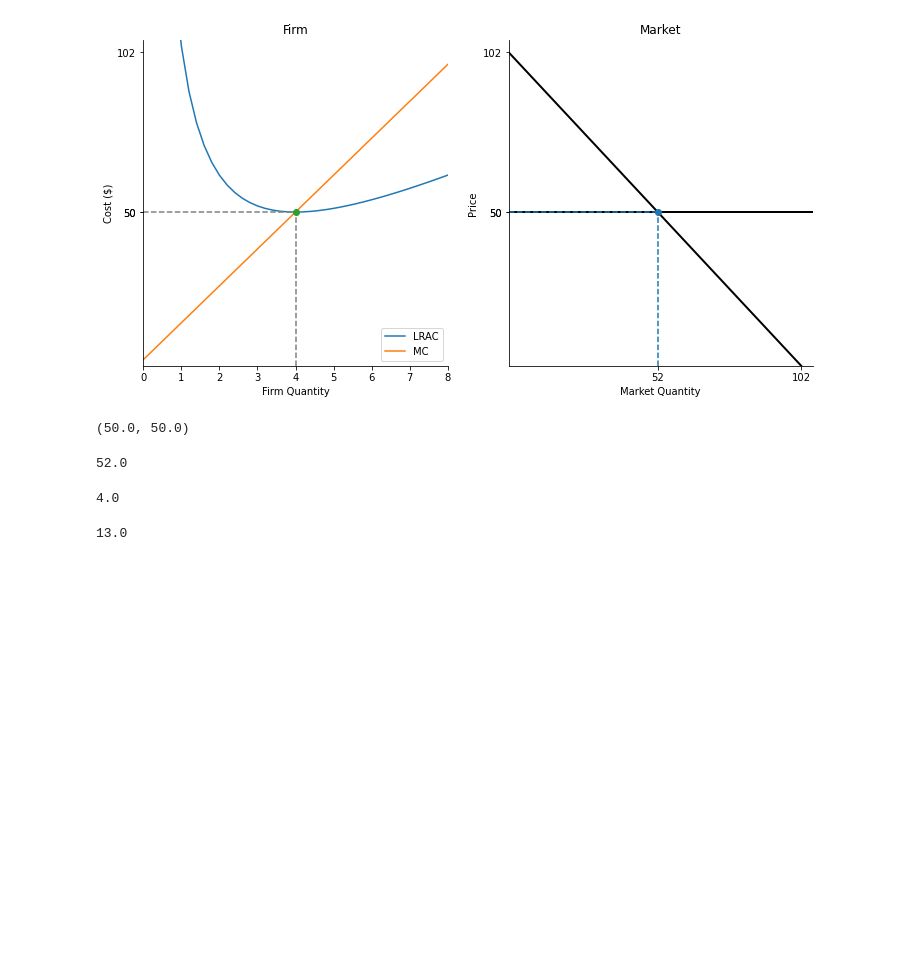
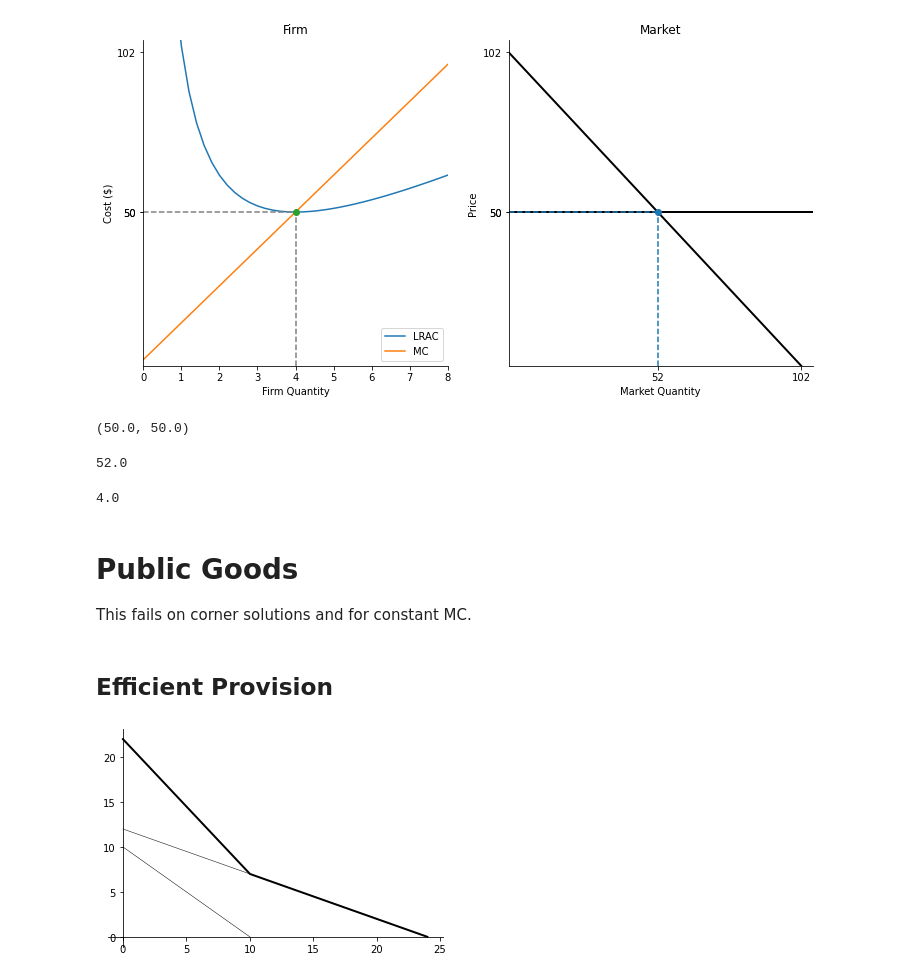
Before and after one commit to alexanderthclark/FreeRide, a Jupyter notebook: Econ 101 basics.ipynb, the cells around one changed output. Drawn from its saved outputs; the diff is of its cells as text; code cells hidden in the pictures; blank space fills up the shorter version.

Commit message:
add public good section

```diff
--- a/Econ 101 basics.ipynb
+++ b/Econ 101 basics.ipynb
@@ -145,7 +145,20 @@ lr_eq.market_q
 lr_eq.firm_q
 # %% [output]
 4.0
-# %%
-lr_eq.n_firms
-# %% [output]
-13.0
+# %% [markdown]
+# Public Goods
+
+This fails on corner solutions and for constant MC.
+# %% [markdown]
+## Efficient Provision
+# %%
+d1 = econ.Demand(10,-1)
+d2 = econ.Demand(12,-0.5)
+
+msb = econ.SocialBenefit([d1,d2])
+# %%
+msb.plot()
+d1.plot(linewidth = 0.5)
+d2.plot(linewidth = 0.5)
+# %% [output]
+[figure, added]
```
Also changed, not shown: parts of 8 cells of this notebook.
